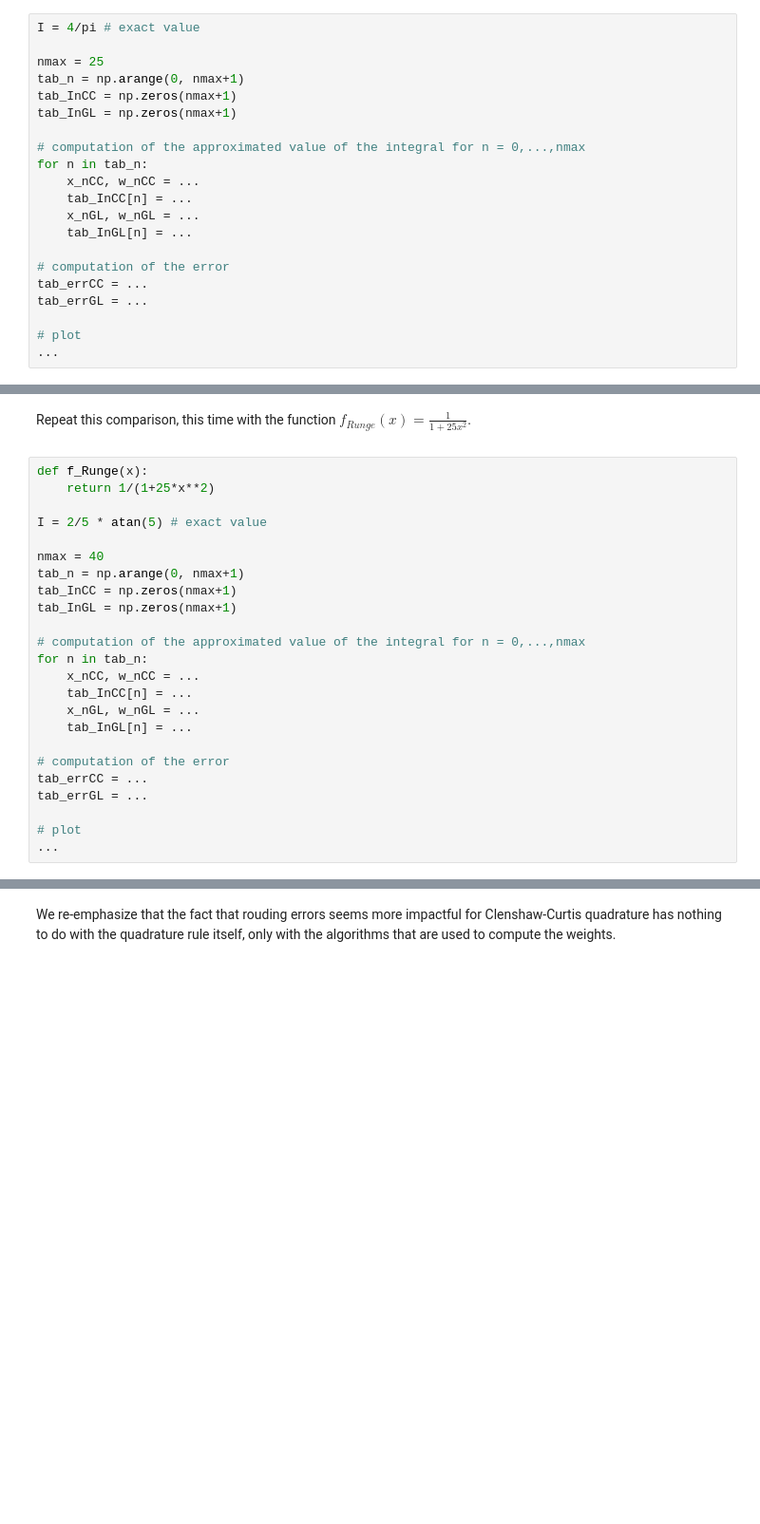
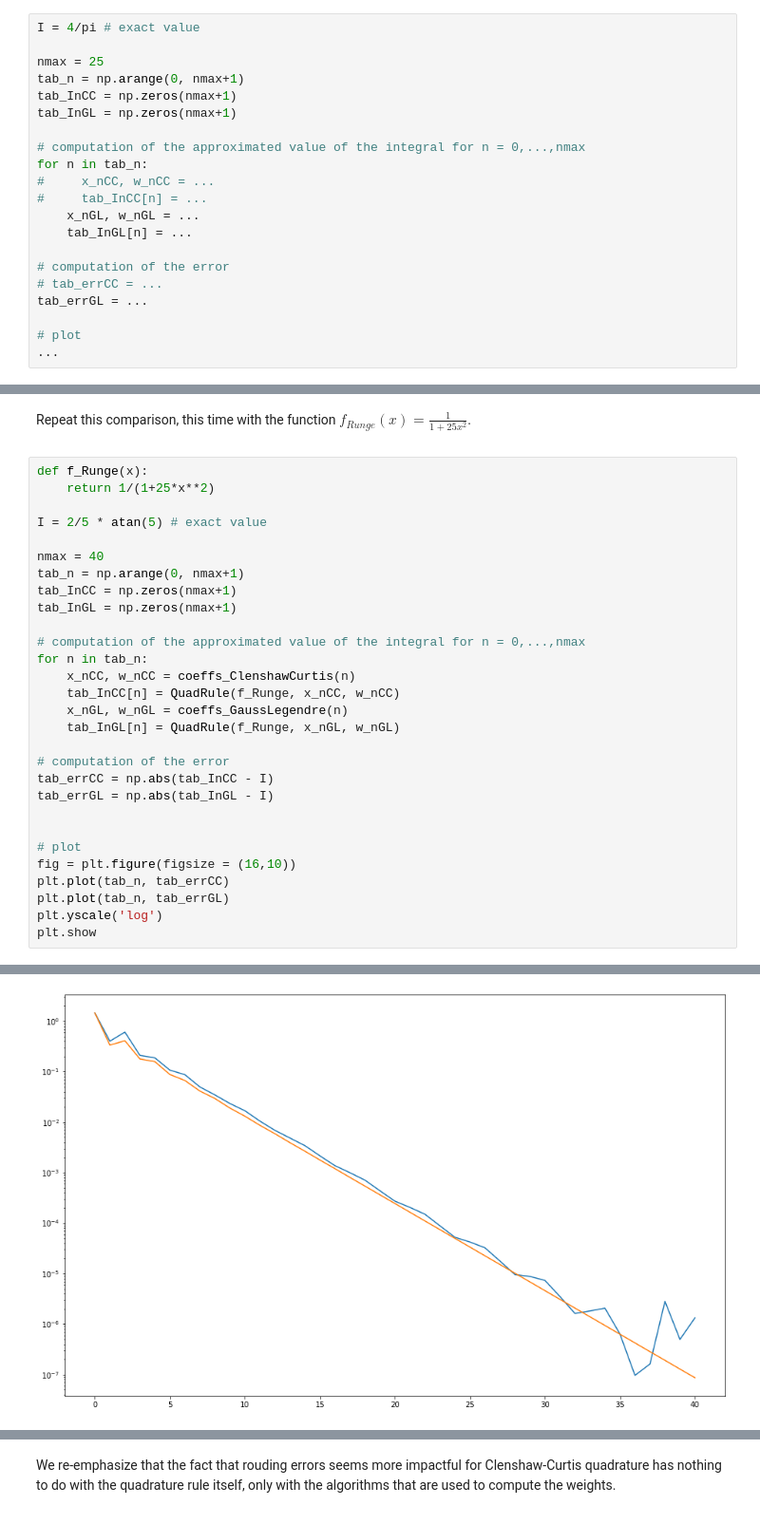
Before and after one commit to azbenoit/uni, a Jupyter notebook: MAA106/Chapter3_NumericalIntegration/3-NumericalIntegration.ipynb, the cells around one changed output, grey strips where cells are left out. Shown: that part at 95% size. Drawn from its saved outputs; the diff is of its cells as text; blank space fills up the shorter version.

```diff
--- a/MAA106/Chapter3_NumericalIntegration/3-NumericalIntegration.ipynb
+++ b/MAA106/Chapter3_NumericalIntegration/3-NumericalIntegration.ipynb
@@ -1346,13 +1381,13 @@ tab_InGL = np.zeros(nmax+1)
 
 # computation of the approximated value of the integral for n = 0,...,nmax
 for n in tab_n:
-    x_nCC, w_nCC = ...
-    tab_InCC[n] = ...
+#     x_nCC, w_nCC = ...
+#     tab_InCC[n] = ...
     x_nGL, w_nGL = ...
     tab_InGL[n] = ...
 
 # computation of the error
-tab_errCC = ...
+# tab_errCC = ...
 tab_errGL = ...
 
 # plot
@@ -1376,14 +1411,20 @@ tab_InGL = np.zeros(nmax+1)
 
 # computation of the approximated value of the integral for n = 0,...,nmax
 for n in tab_n:
-    x_nCC, w_nCC = ...
-    tab_InCC[n] = ...
-    x_nGL, w_nGL = ...
-    tab_InGL[n] = ...
+    x_nCC, w_nCC = coeffs_ClenshawCurtis(n)
+    tab_InCC[n] = QuadRule(f_Runge, x_nCC, w_nCC)
+    x_nGL, w_nGL = coeffs_GaussLegendre(n)
+    tab_InGL[n] = QuadRule(f_Runge, x_nGL, w_nGL)
 
 # computation of the error
-tab_errCC = ...
-tab_errGL = ...
+tab_errCC = np.abs(tab_InCC - I)
+tab_errGL = np.abs(tab_InGL - I)
+
 
 # plot
-...
+fig = plt.figure(figsize = (16,10))
+plt.plot(tab_n, tab_errCC)
+plt.plot(tab_n, tab_errGL)
+plt.yscale('log')
+plt.show
+# %% [output]
@@ -1390,3 +1432,4 @@ tab_errGL = ...
+[figure, added]
 # %% [markdown]
 <div markdown=1 class='Answer'>
 # %% [markdown]
```
Also changed, not shown: parts of 15 cells of this notebook, 30 other files.
